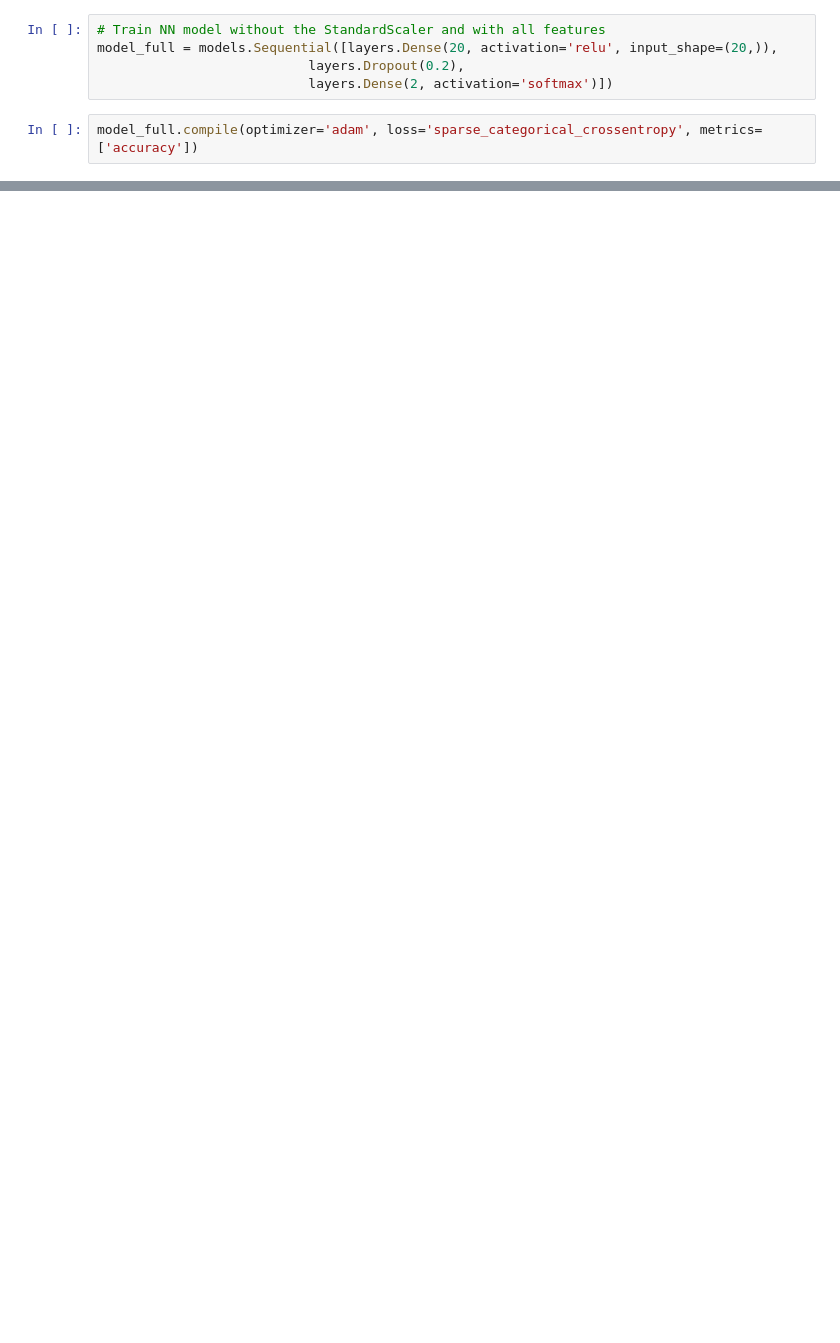
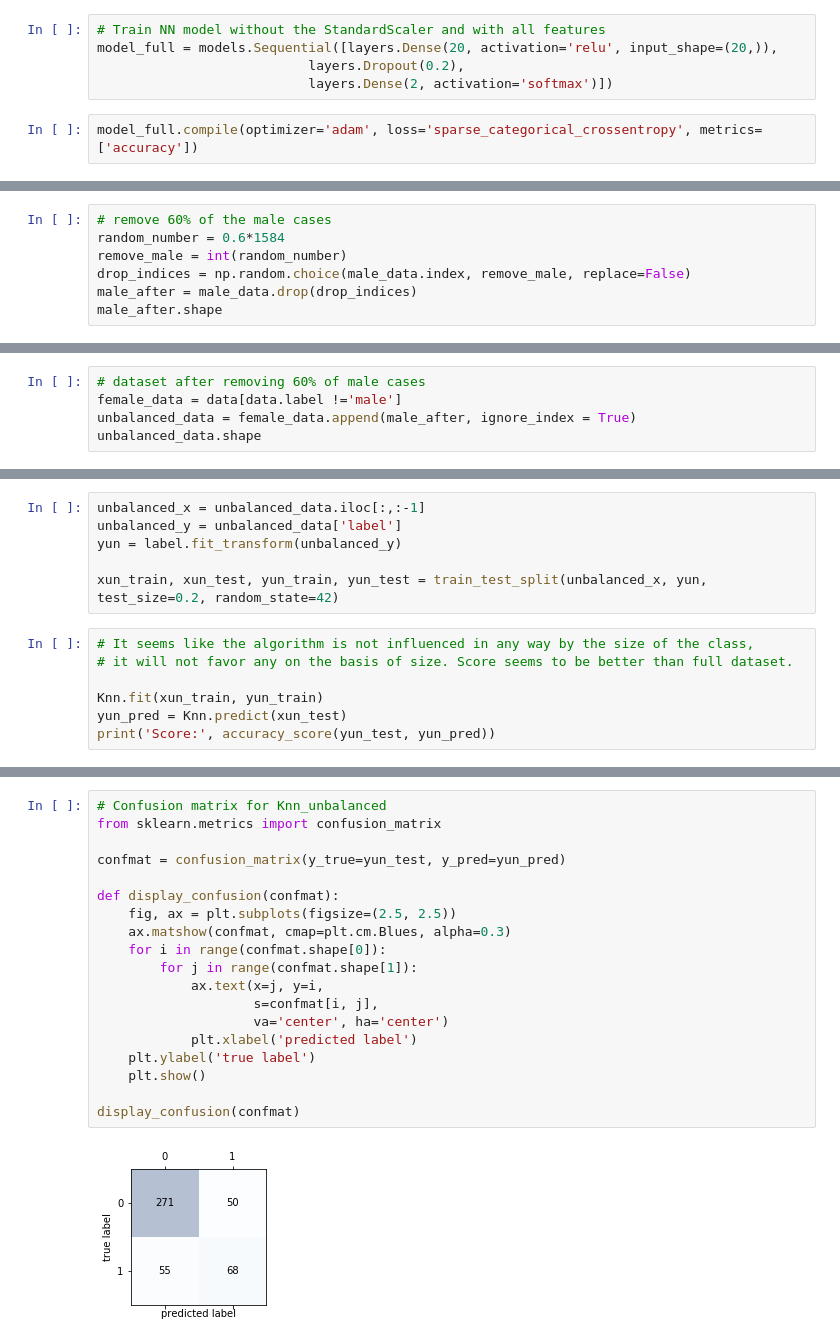
Before and after one commit to stanleyh007/ai_assignment3, a Jupyter notebook: ai_assignment_03/Project_3.ipynb, the cells around one changed output, grey strips where cells are left out. Drawn from its saved outputs; the diff is of its cells as text; blank space fills up the shorter version.

```diff
--- a/ai_assignment_03/Project_3.ipynb
+++ b/ai_assignment_03/Project_3.ipynb
@@ -320,0 +335,7 @@ model_full.evaluate(xf_test, yf_test)
+# %%
+# remove 60% of the male cases
+random_number = 0.6*1584
+remove_male = int(random_number)
+drop_indices = np.random.choice(male_data.index, remove_male, replace=False)
+male_after = male_data.drop(drop_indices)
+male_after.shape
@@ -320,0 +344,5 @@ model_full.evaluate(xf_test, yf_test)
+# %%
+# dataset after removing 60% of male cases
+female_data = data[data.label !='male']
+unbalanced_data = female_data.append(male_after, ignore_index = True)
+unbalanced_data.shape
@@ -320,0 +351,13 @@ model_full.evaluate(xf_test, yf_test)
+# %%
+unbalanced_x = unbalanced_data.iloc[:,:-1]
+unbalanced_y = unbalanced_data['label']
+yun = label.fit_transform(unbalanced_y)
+
+xun_train, xun_test, yun_train, yun_test = train_test_split(unbalanced_x, yun, test_size=0.2, random_state=42)
+# %%
+# It seems like the algorithm is not influenced in any way by the size of the class,
+# it will not favor any on the basis of size. Score seems to be better than full dataset.
+
+Knn.fit(xun_train, yun_train)
+yun_pred = Knn.predict(xun_test)
+print('Score:', accuracy_score(yun_test, yun_pred))
@@ -320,0 +437,21 @@ model_full.evaluate(xf_test, yf_test)
+# %%
+# Confusion matrix for Knn_unbalanced
+from sklearn.metrics import confusion_matrix
+
+confmat = confusion_matrix(y_true=yun_test, y_pred=yun_pred)
+
+def display_confusion(confmat):
+    fig, ax = plt.subplots(figsize=(2.5, 2.5))
+    ax.matshow(confmat, cmap=plt.cm.Blues, alpha=0.3)
+    for i in range(confmat.shape[0]):
+        for j in range(confmat.shape[1]):
+            ax.text(x=j, y=i,
+                    s=confmat[i, j],
+                    va='center', ha='center')
+            plt.xlabel('predicted label')
+    plt.ylabel('true label')
+    plt.show()
+
+display_confusion(confmat)
+# %% [output]
+[figure, added]
```
Also changed, not shown: parts of 28 cells of this notebook.
